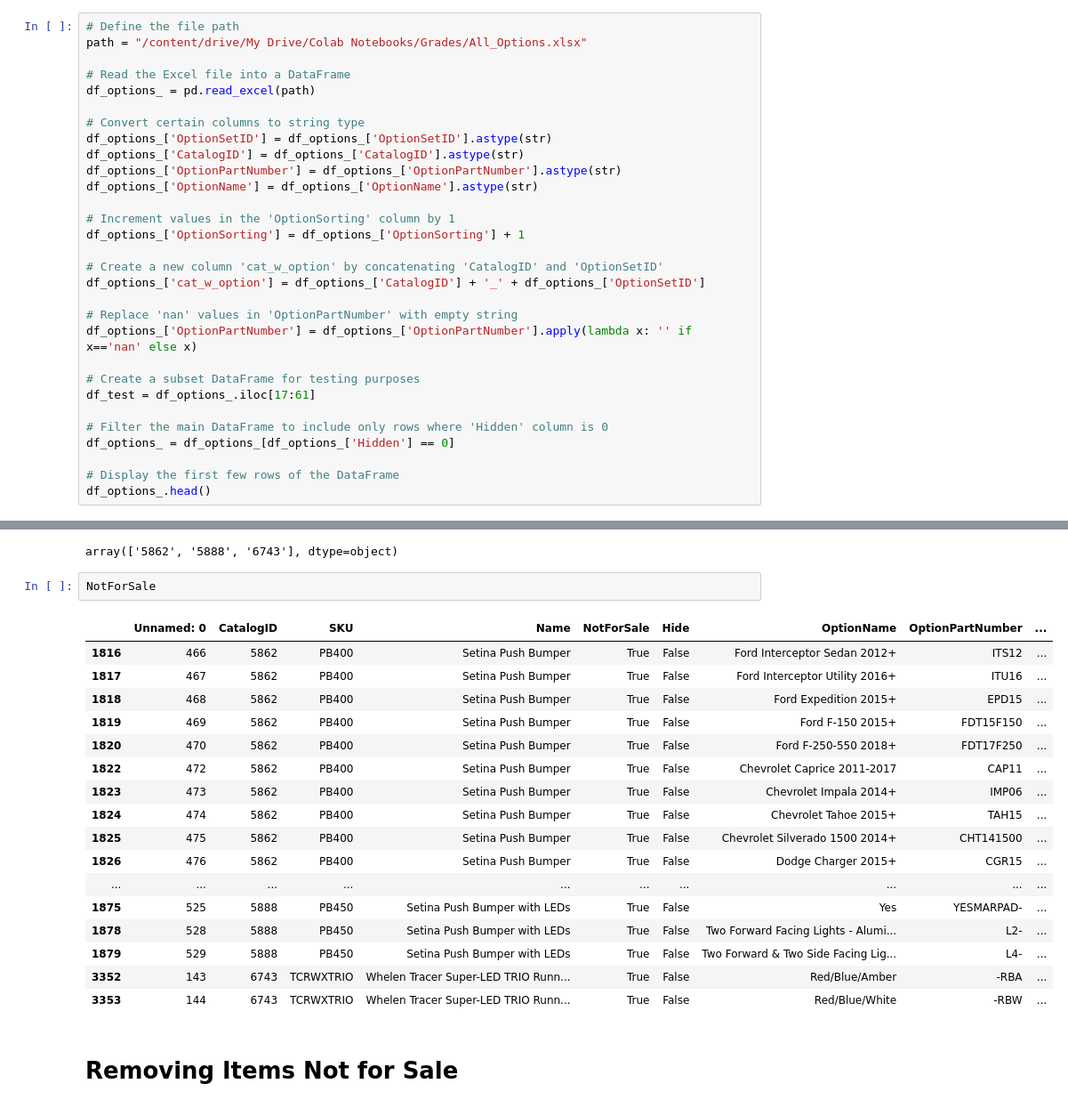
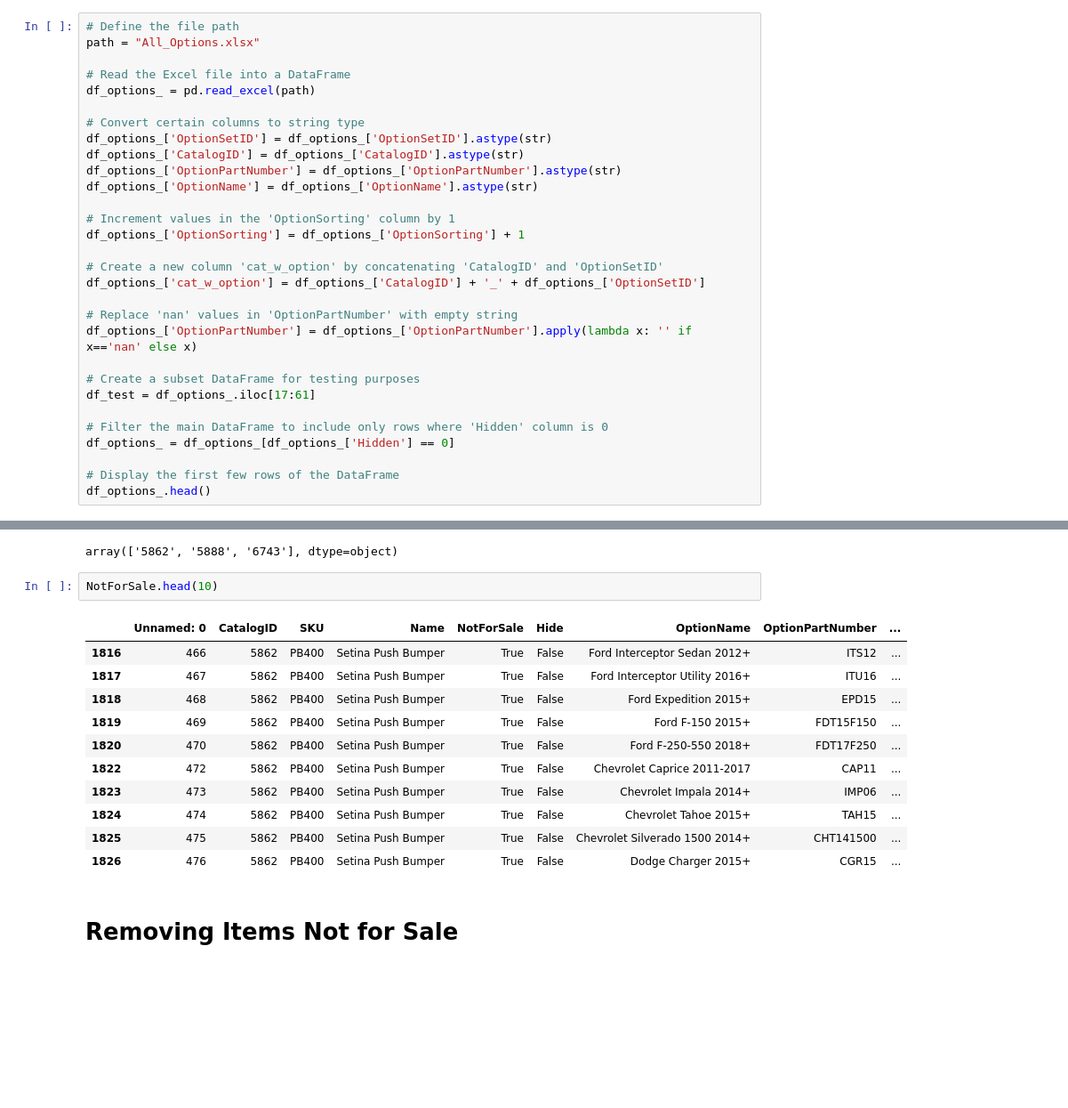
Before and after one commit to andrewkoji/Unique_SKU_List, a Jupyter notebook: Final_Notebook.ipynb, the cells around one changed output, grey strips where cells are left out. Shown at 89% size. Drawn from its saved outputs; the diff is of its cells as text; blank space fills up the shorter version.

Commit message:
edited final notebook and api scrape

```diff
--- a/Final_Notebook.ipynb
+++ b/Final_Notebook.ipynb
@@ -290,7 +288,7 @@ This block of code performs several data preprocessing steps on an Excel dataset
 5. ain DataFrame is filtered to exclude rows where the 'Hidden' column has a value of 1, and the first few rows of the resulting DataFrame are displayed. Overall, this block of code prepares the dataset for further analysis by ensuring data consistency, creating new columns, and filtering out irrelevant rows.
 # %%
 # Define the file path
-path = "/content/drive/My Drive/Colab Notebooks/Grades/All_Options.xlsx"
+path = "All_Options.xlsx"
 
 # Read the Excel file into a DataFrame
 df_options_ = pd.read_excel(path)
@@ -381,25 +372,19 @@ NotForSale['CatalogID'].unique()
 # %% [output]
 array(['5862', '5888', '6743'], dtype=object)
 # %%
-NotForSale
+NotForSale.head(10)
 # %% [output]
 |  | Unnamed: 0 | CatalogID | SKU | Name | NotForSale | Hide | OptionName | OptionPartNumber | ... |
 | 1816 | 466 | 5862 | PB400 | Setina Push Bumper | True | False | Ford Interceptor Sedan 2012+ | ITS12 | ... |
 | 1817 | 467 | 5862 | PB400 | Setina Push Bumper | True | False | Ford Interceptor Utility 2016+ | ITU16 | ... |
 | 1818 | 468 | 5862 | PB400 | Setina Push Bumper | True | False | Ford Expedition 2015+ | EPD15 | ... |
 | 1819 | 469 | 5862 | PB400 | Setina Push Bumper | True | False | Ford F-150 2015+ | FDT15F150 | ... |
 | 1820 | 470 | 5862 | PB400 | Setina Push Bumper | True | False | Ford F-250-550 2018+ | FDT17F250 | ... |
 | 1822 | 472 | 5862 | PB400 | Setina Push Bumper | True | False | Chevrolet Caprice 2011-2017 | CAP11 | ... |
 | 1823 | 473 | 5862 | PB400 | Setina Push Bumper | True | False | Chevrolet Impala 2014+ | IMP06 | ... |
 | 1824 | 474 | 5862 | PB400 | Setina Push Bumper | True | False | Chevrolet Tahoe 2015+ | TAH15 | ... |
 | 1825 | 475 | 5862 | PB400 | Setina Push Bumper | True | False | Chevrolet Silverado 1500 2014+ | CHT141500 | ... |
 | 1826 | 476 | 5862 | PB400 | Setina Push Bumper | True | False | Dodge Charger 2015+ | CGR15 | ... |
-| ... | ... | ... | ... | ... | ... | ... | ... | ... | ... |
-| 1875 | 525 | 5888 | PB450 | Setina Push Bumper with LEDs | True | False | Yes | YESMARPAD- | ... |
-| 1878 | 528 | 5888 | PB450 | Setina Push Bumper with LEDs | True | False | Two Forward Facing Lights - Alumi... | L2- | ... |
-| 1879 | 529 | 5888 | PB450 | Setina Push Bumper with LEDs | True | False | Two Forward & Two Side Facing Lig... | L4- | ... |
-| 3352 | 143 | 6743 | TCRWXTRIO | Whelen Tracer Super-LED TRIO Runn... | True | False | Red/Blue/Amber | -RBA | ... |
-| 3353 | 144 | 6743 | TCRWXTRIO | Whelen Tracer Super-LED TRIO Runn... | True | False | Red/Blue/White | -RBW | ... |
 # %% [markdown]
 # Removing Items Not for Sale
 # %%
```
Also changed, not shown: parts of 14 cells of this notebook.
